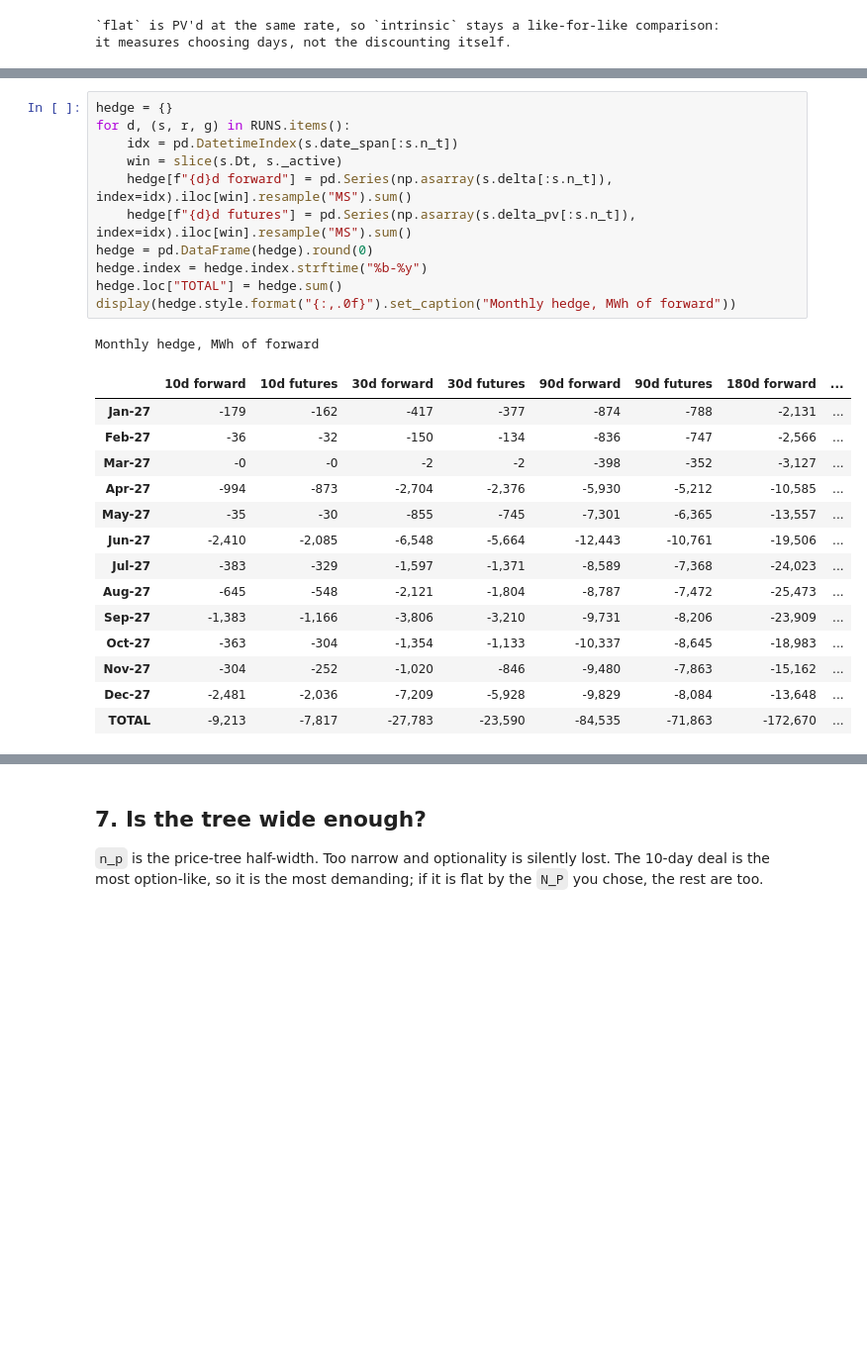
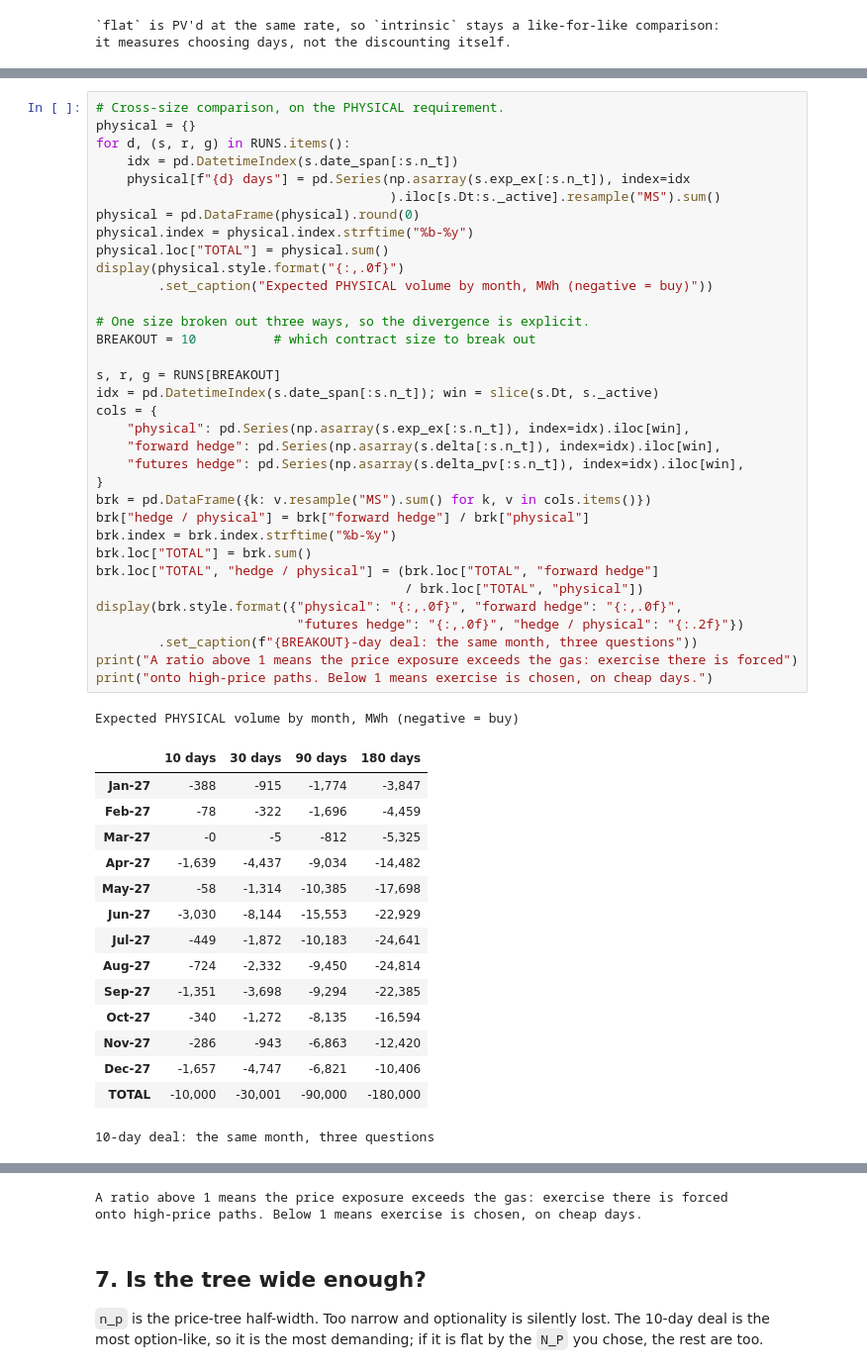
Before and after one commit to dmitry-goryunov/Storage, a Jupyter notebook: Products.ipynb, the cells around one changed output, grey strips where cells are left out. Shown at 99% size. Drawn from its saved outputs; the diff is of its cells as text; blank space fills up the shorter version.

```diff
--- a/Products.ipynb
+++ b/Products.ipynb
@@ -283,27 +291,51 @@ rather than holding them across a large move.
 # %%
-hedge = {}
+# Cross-size comparison, on the PHYSICAL requirement.
+physical = {}
 for d, (s, r, g) in RUNS.items():
     idx = pd.DatetimeIndex(s.date_span[:s.n_t])
-    win = slice(s.Dt, s._active)
-    hedge[f"{d}d forward"] = pd.Series(np.asarray(s.delta[:s.n_t]), index=idx).iloc[win].resample("MS").sum()
-    hedge[f"{d}d futures"] = pd.Series(np.asarray(s.delta_pv[:s.n_t]), index=idx).iloc[win].resample("MS").sum()
-hedge = pd.DataFrame(hedge).round(0)
-hedge.index = hedge.index.strftime("%b-%y")
-hedge.loc["TOTAL"] = hedge.sum()
-display(hedge.style.format("{:,.0f}").set_caption("Monthly hedge, MWh of forward"))
+    physical[f"{d} days"] = pd.Series(np.asarray(s.exp_ex[:s.n_t]), index=idx
+                                      ).iloc[s.Dt:s._active].resample("MS").sum()
+physical = pd.DataFrame(physical).round(0)
+physical.index = physical.index.strftime("%b-%y")
+physical.loc["TOTAL"] = physical.sum()
+display(physical.style.format("{:,.0f}")
+        .set_caption("Expected PHYSICAL volume by month, MWh (negative = buy)"))
+
+# One size broken out three ways, so the divergence is explicit.
+BREAKOUT = 10          # which contract size to break out
+
+s, r, g = RUNS[BREAKOUT]
+idx = pd.DatetimeIndex(s.date_span[:s.n_t]); win = slice(s.Dt, s._active)
+cols = {
+    "physical": pd.Series(np.asarray(s.exp_ex[:s.n_t]), index=idx).iloc[win],
+    "forward hedge": pd.Series(np.asarray(s.delta[:s.n_t]), index=idx).iloc[win],
+    "futures hedge": pd.Series(np.asarray(s.delta_pv[:s.n_t]), index=idx).iloc[win],
+}
+brk = pd.DataFrame({k: v.resample("MS").sum() for k, v in cols.items()})
+brk["hedge / physical"] = brk["forward hedge"] / brk["physical"]
+brk.index = brk.index.strftime("%b-%y")
+brk.loc["TOTAL"] = brk.sum()
+brk.loc["TOTAL", "hedge / physical"] = (brk.loc["TOTAL", "forward hedge"]
+                                        / brk.loc["TOTAL", "physical"])
+display(brk.style.format({"physical": "{:,.0f}", "forward hedge": "{:,.0f}",
+                          "futures hedge": "{:,.0f}", "hedge / physical": "{:.2f}"})
+        .set_caption(f"{BREAKOUT}-day deal: the same month, three questions"))
+print("A ratio above 1 means the price exposure exceeds the gas: exercise there is forced")
+print("onto high-price paths. Below 1 means exercise is chosen, on cheap days.")
 # %% [output]
-Monthly hedge, MWh of forward
+Expected PHYSICAL volume by month, MWh (negative = buy)
-|  | 10d forward | 10d futures | 30d forward | 30d futures | 90d forward | 90d futures | 180d forward | ... |
-| Jan-27 | -179 | -162 | -417 | -377 | -874 | -788 | -2,131 | ... |
-| Feb-27 | -36 | -32 | -150 | -134 | -836 | -747 | -2,566 | ... |
-| Mar-27 | -0 | -0 | -2 | -2 | -398 | -352 | -3,127 | ... |
-| Apr-27 | -994 | -873 | -2,704 | -2,376 | -5,930 | -5,212 | -10,585 | ... |
-| May-27 | -35 | -30 | -855 | -745 | -7,301 | -6,365 | -13,557 | ... |
-| Jun-27 | -2,410 | -2,085 | -6,548 | -5,664 | -12,443 | -10,761 | -19,506 | ... |
-| Jul-27 | -383 | -329 | -1,597 | -1,371 | -8,589 | -7,368 | -24,023 | ... |
-| Aug-27 | -645 | -548 | -2,121 | -1,804 | -8,787 | -7,472 | -25,473 | ... |
-| Sep-27 | -1,383 | -1,166 | -3,806 | -3,210 | -9,731 | -8,206 | -23,909 | ... |
-| Oct-27 | -363 | -304 | -1,354 | -1,133 | -10,337 | -8,645 | -18,983 | ... |
-| Nov-27 | -304 | -252 | -1,020 | -846 | -9,480 | -7,863 | -15,162 | ... |
-| Dec-27 | -2,481 | -2,036 | -7,209 | -5,928 | -9,829 | -8,084 | -13,648 | ... |
-| TOTAL | -9,213 | -7,817 | -27,783 | -23,590 | -84,535 | -71,863 | -172,670 | ... |
+|  | 10 days | 30 days | 90 days | 180 days |
+| Jan-27 | -388 | -915 | -1,774 | -3,847 |
+| Feb-27 | -78 | -322 | -1,696 | -4,459 |
+| Mar-27 | -0 | -5 | -812 | -5,325 |
+| Apr-27 | -1,639 | -4,437 | -9,034 | -14,482 |
+| May-27 | -58 | -1,314 | -10,385 | -17,698 |
+| Jun-27 | -3,030 | -8,144 | -15,553 | -22,929 |
+| Jul-27 | -449 | -1,872 | -10,183 | -24,641 |
+| Aug-27 | -724 | -2,332 | -9,450 | -24,814 |
+| Sep-27 | -1,351 | -3,698 | -9,294 | -22,385 |
+| Oct-27 | -340 | -1,272 | -8,135 | -16,594 |
+| Nov-27 | -286 | -943 | -6,863 | -12,420 |
+| Dec-27 | -1,657 | -4,747 | -6,821 | -10,406 |
+| TOTAL | -10,000 | -30,001 | -90,000 | -180,000 |
+10-day deal: the same month, three questions
@@ -310,3 +356,5 @@ Monthly hedge, MWh of forward
+A ratio above 1 means the price exposure exceeds the gas: exercise there is forced
+onto high-price paths. Below 1 means exercise is chosen, on cheap days.
 # %% [markdown]
 ## 7. Is the tree wide enough?
 
```
Also changed, not shown: parts of 3 cells of this notebook, 1 other file.
